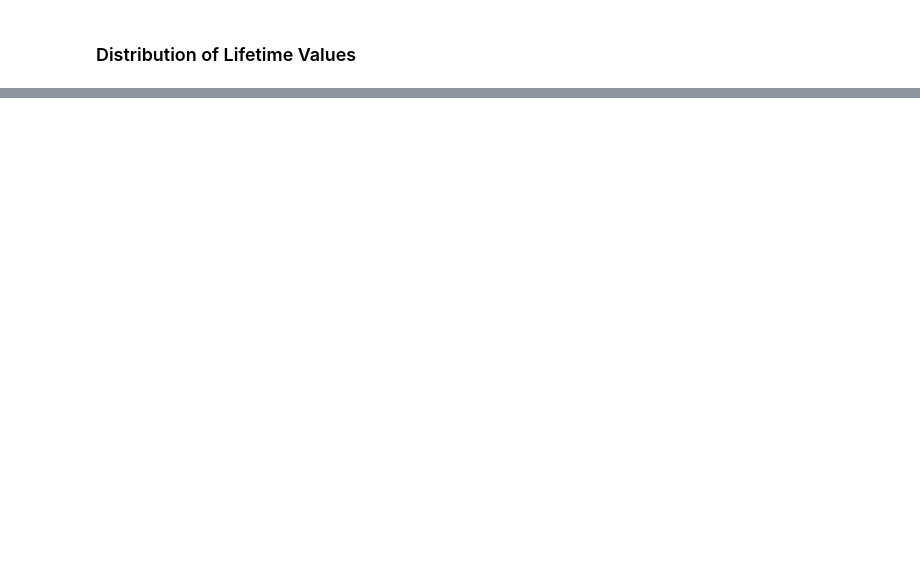
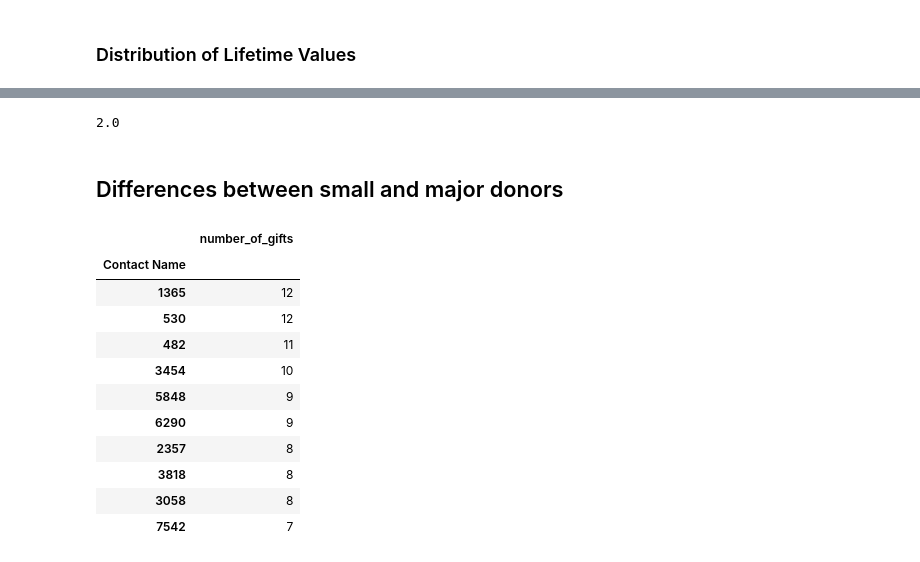
Before and after one commit to thebbennett/data-science-for-nonprofits, a Jupyter notebook: Historical Donor Exploratory Data Analysis.ipynb, the cells around one changed output, grey strips where cells are left out. Cells and saved outputs as stored; diff of their text form; code cells hidden in the pictures; blank space fills up the shorter version.

```diff
--- a/Historical Donor Exploratory Data Analysis.ipynb
+++ b/Historical Donor Exploratory Data Analysis.ipynb
@@ -131,0 +139,15 @@ repeat_donors = by_gifts.loc[by_gifts['number_of_gifts'] != 1]
+# %%
+np.median(repeat_donors.number_of_gifts)
+# %% [output]
+2.0
+# %% [markdown]
+## Differences between small and major donors
+# %%
+# separate out major and small donors into two dataframes
+major = donors_by_lifetime.loc[(donors_by_lifetime["lifetime_amount"] >= 1000)]
+small = donors_by_lifetime.loc[(donors_by_lifetime["lifetime_amount"] < 1000)]
+# %%
+# locate the donors in the dataframe with individual transcations
+i1 = data[" Contact Name"]
+i2 = major.index
+major = data[i1.isin(i2)]
@@ -131,0 +159,18 @@ repeat_donors = by_gifts.loc[by_gifts['number_of_gifts'] != 1]
+# %%
+# major gifts by number of gifts
+major_by_gifts = major.groupby([' Contact Name']).size().sort_values(ascending = False).to_frame()
+major_by_gifts.columns = ['number_of_gifts']
+major_by_gifts.head(10)
+# %% [output]
+|  | number_of_gifts |
+| Contact Name |  |
+| 1365 | 12 |
+| 530 | 12 |
+| 482 | 11 |
+| 3454 | 10 |
+| 5848 | 9 |
+| 6290 | 9 |
+| 2357 | 8 |
+| 3818 | 8 |
+| 3058 | 8 |
+| 7542 | 7 |
```
Also changed, not shown: parts of 23 cells of this notebook.
